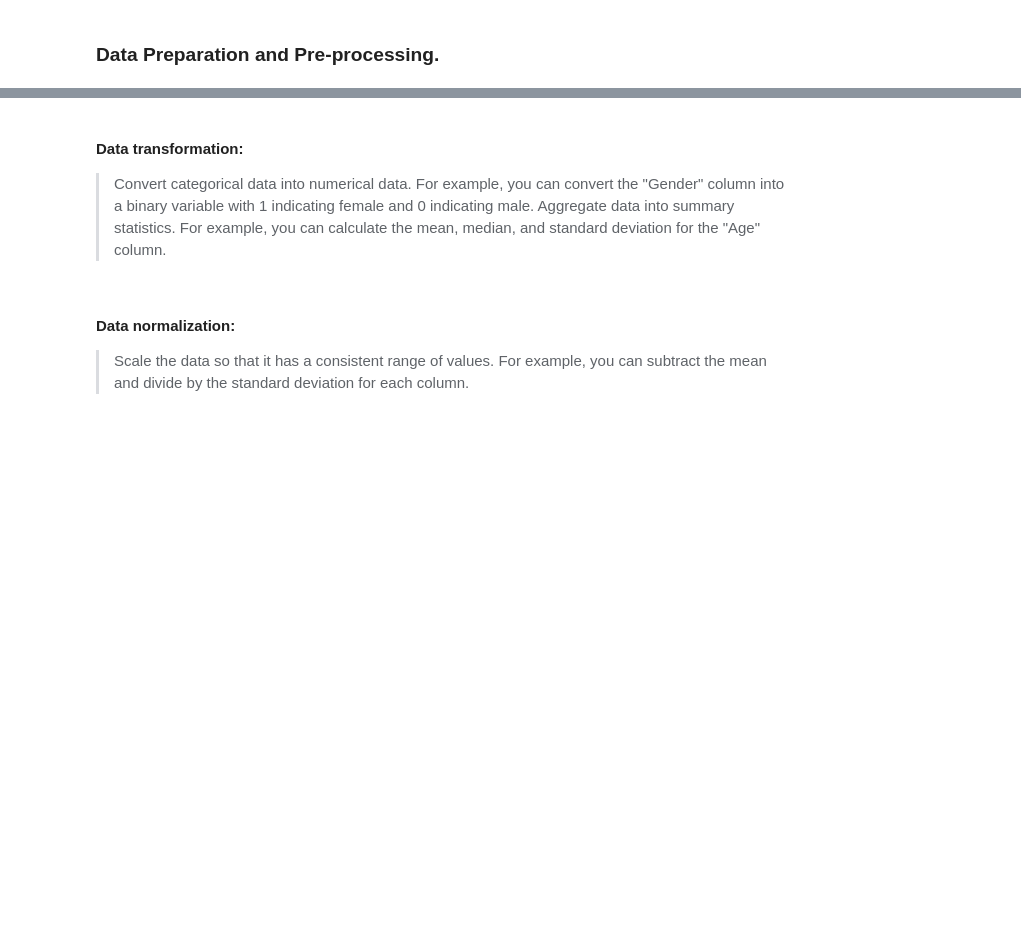
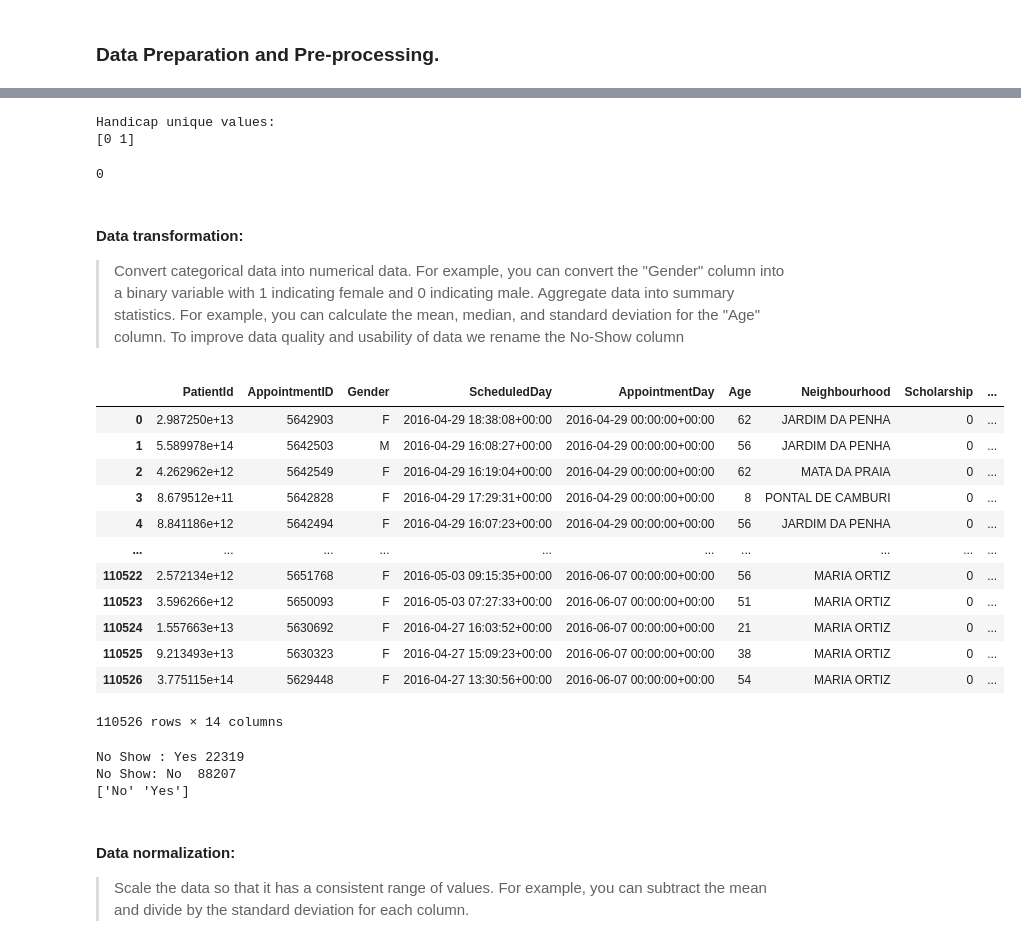
Before and after one commit to philipobiorah/no_show_appointments, a Jupyter notebook: No_show_appointments.ipynb, the cells around one changed output, grey strips where cells are left out. Cells and saved outputs as stored; diff of their text form; code cells hidden in the pictures; blank space fills up the shorter version.

Commit message:
data transformation

```diff
--- a/No_show_appointments.ipynb
+++ b/No_show_appointments.ipynb
@@ -277,0 +275,9 @@ Correct incorrect data types. For example, if the "Age" column is supposed to be
+# %%
+#make a copy of the dataset
+df_clean = df.copy()
+#Convert SchedledDay and AppointmentDay columns to datetime data type
+df_clean['ScheduledDay'] = pd.to_datetime(df_clean['ScheduledDay'])
+df_clean['AppointmentDay'] = pd.to_datetime(df_clean['AppointmentDay'])
+
+#Test that SchedledDay and AppointmentDay columns are now in datetime data type
+df_clean.dtypes
@@ -278,7 +300,52 @@ Correct incorrect data types. For example, if the "Age" column is supposed to be
+# %%
+#We fix the inconsistencies in the data
+# Let remove rows with negative or invalide age values
+#df[(df.Handcap == 0 | df.Handcap == 1)]
+df_clean = df_clean[(df_clean['Handcap'] == 0) | (df_clean['Handcap'] == 1)]
+
+#Text that inconsistent datatypes has been removed form `Handcap` column
+print("Handicap unique values: ")
+print(df_clean.Handcap.unique())
+# %% [output]
+Handicap unique values:
+[0 1]
+# %%
+# Remove Fix inconsistent values in age values
+df_clean = df_clean[(df_clean['Age'] >= 0) & (df_clean['Age'] <= 120)]
+# Test removal of inconsistent values form age.
+print(len(df_clean[(df_clean['Age'] < 0) |( df_clean['Age'] > 120)]))
+# %% [output]
+0
 # %% [markdown]
 #### Data transformation:
 > Convert categorical data into numerical data. For example, you can convert the "Gender" column into a binary variable with 1 indicating female and 0 indicating male.
-Aggregate data into summary statistics. For example, you can calculate the mean, median, and standard deviation for the "Age" column.
+Aggregate data into summary statistics. For example, you can calculate the mean, median, and standard deviation for the "Age" column.    To improve data quality and usability of data we rename the No-Show column
+# %%
+#we rename the No-Show
+df_clean = df_clean.rename(columns={'No-show':'No_show'})
+df_clean
+# %% [output]
+|  | PatientId | AppointmentID | Gender | ScheduledDay | AppointmentDay | Age | Neighbourhood | Scholarship | ... |
+| 0 | 2.987250e+13 | 5642903 | F | 2016-04-29 18:38:08+00:00 | 2016-04-29 00:00:00+00:00 | 62 | JARDIM DA PENHA | 0 | ... |
+| 1 | 5.589978e+14 | 5642503 | M | 2016-04-29 16:08:27+00:00 | 2016-04-29 00:00:00+00:00 | 56 | JARDIM DA PENHA | 0 | ... |
+| 2 | 4.262962e+12 | 5642549 | F | 2016-04-29 16:19:04+00:00 | 2016-04-29 00:00:00+00:00 | 62 | MATA DA PRAIA | 0 | ... |
+| 3 | 8.679512e+11 | 5642828 | F | 2016-04-29 17:29:31+00:00 | 2016-04-29 00:00:00+00:00 | 8 | PONTAL DE CAMBURI | 0 | ... |
+| 4 | 8.841186e+12 | 5642494 | F | 2016-04-29 16:07:23+00:00 | 2016-04-29 00:00:00+00:00 | 56 | JARDIM DA PENHA | 0 | ... |
+| ... | ... | ... | ... | ... | ... | ... | ... | ... | ... |
+| 110522 | 2.572134e+12 | 5651768 | F | 2016-05-03 09:15:35+00:00 | 2016-06-07 00:00:00+00:00 | 56 | MARIA ORTIZ | 0 | ... |
+| 110523 | 3.596266e+12 | 5650093 | F | 2016-05-03 07:27:33+00:00 | 2016-06-07 00:00:00+00:00 | 51 | MARIA ORTIZ | 0 | ... |
+| 110524 | 1.557663e+13 | 5630692 | F | 2016-04-27 16:03:52+00:00 | 2016-06-07 00:00:00+00:00 | 21 | MARIA ORTIZ | 0 | ... |
+| 110525 | 9.213493e+13 | 5630323 | F | 2016-04-27 15:09:23+00:00 | 2016-06-07 00:00:00+00:00 | 38 | MARIA ORTIZ | 0 | ... |
+| 110526 | 3.775115e+14 | 5629448 | F | 2016-04-27 13:30:56+00:00 | 2016-06-07 00:00:00+00:00 | 54 | MARIA ORTIZ | 0 | ... |
+110526 rows × 14 columns
+# %%
+print("No Show : Yes",df_clean[df_clean.No_show == "Yes"].shape[0])
+print("No Show: No ", df_clean[df_clean.No_show == "No"].shape[0])
+print(df_clean.No_show.unique())
+# %% [output]
+No Show : Yes 22319
+No Show: No  88207
+['No' 'Yes']
 # %% [markdown]
 #### Data normalization:
 > Scale the data so that it has a consistent range of values. For example, you can subtract the mean and divide by the standard deviation for each column.
```
Also changed, not shown: parts of 6 cells of this notebook.
